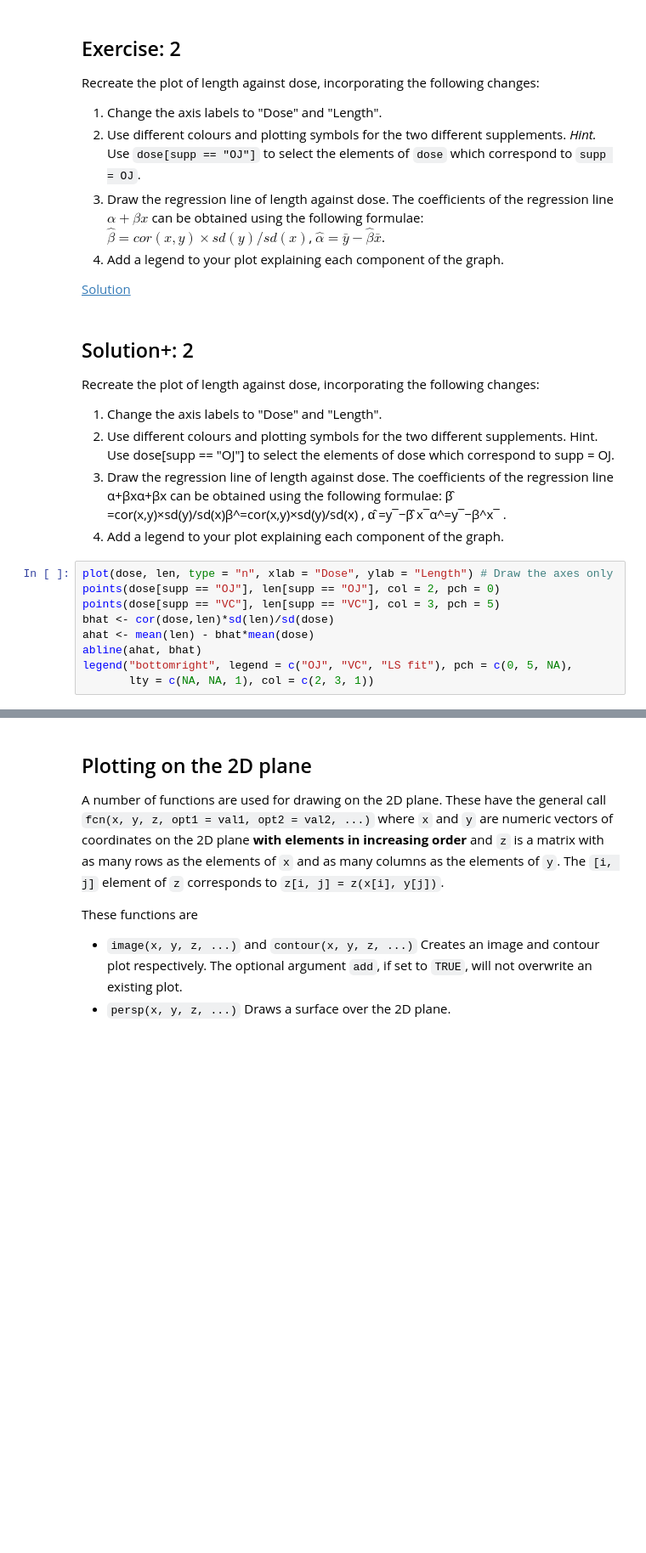
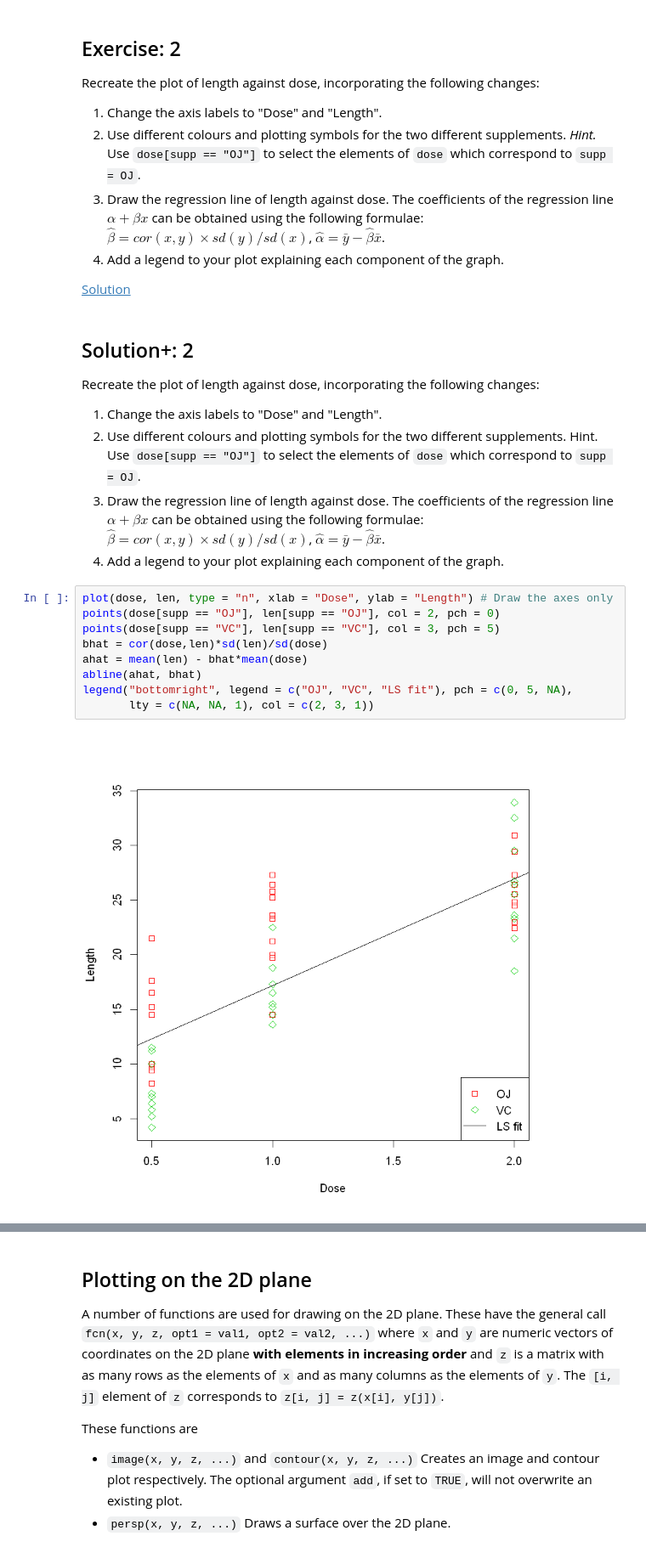
Before and after one commit to JDBetteridge/samba_induction_r, a Jupyter notebook: nbplain/03_graphics.ipynb, the cells around one changed output, grey strips where cells are left out. Shown at 85% size. Cells and saved outputs as stored; diff of their text form; blank space fills up the shorter version.

```diff
--- a/nbplain/03_graphics.ipynb
+++ b/nbplain/03_graphics.ipynb
@@ -148,15 +150,17 @@ Recreate the plot of length against dose, incorporating the following changes:
 Recreate the plot of length against dose, incorporating the following changes:
 
 1. Change the axis labels to "Dose" and "Length".
-2. Use different colours and plotting symbols for the two different supplements. Hint. Use dose[supp == "OJ"] to select the elements of dose which correspond to supp = OJ.
-3. Draw the regression line of length against dose. The coefficients of the regression line  α+βxα+βx  can be obtained using the following formulae:  β̂ =cor(x,y)×sd(y)/sd(x)β^=cor(x,y)×sd(y)/sd(x) ,  α̂ =y¯−β̂ x¯α^=y¯−β^x¯ .
+2. Use different colours and plotting symbols for the two different supplements. Hint. Use `dose[supp == "OJ"]` to select the elements of `dose` which correspond to `supp = OJ`.
+3. Draw the regression line of length against dose. The coefficients of the regression line  $\alpha + \beta x$  can be obtained using the following formulae:  $\hat{\beta} = cor(x,y) \times sd(y)/sd(x)$, $\hat{\alpha} = \bar{y} - \hat{\beta}\bar{x}$.
 4. Add a legend to your plot explaining each component of the graph.
 # %%
 plot(dose, len, type = "n", xlab = "Dose", ylab = "Length") # Draw the axes only
 points(dose[supp == "OJ"], len[supp == "OJ"], col = 2, pch = 0)
 points(dose[supp == "VC"], len[supp == "VC"], col = 3, pch = 5)
-bhat <- cor(dose,len)*sd(len)/sd(dose)
-ahat <- mean(len) - bhat*mean(dose)
+bhat = cor(dose,len)*sd(len)/sd(dose)
+ahat = mean(len) - bhat*mean(dose)
 abline(ahat, bhat)
 legend("bottomright", legend = c("OJ", "VC", "LS fit"), pch = c(0, 5, NA),
        lty = c(NA, NA, 1), col = c(2, 3, 1))
+# %% [output]
+[figure, added]
```
Also changed, not shown: parts of 14 cells of this notebook, 7 other files.
